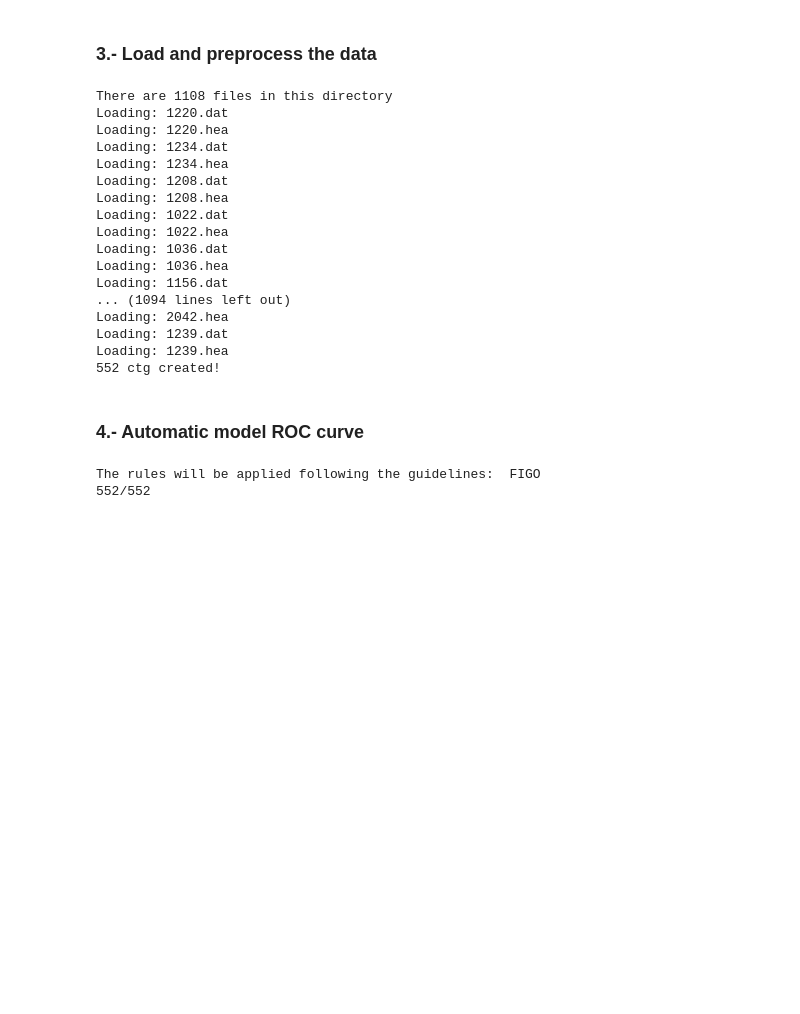
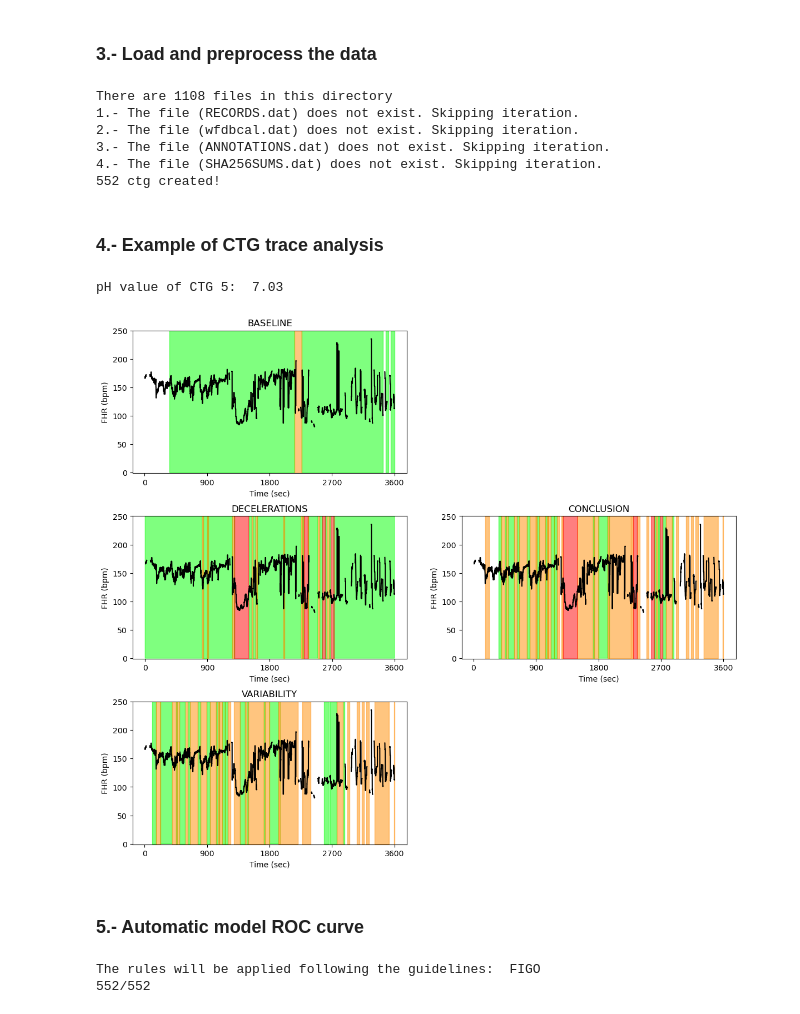
Before and after one commit to DAHFI/dahfi_automatic_figo_rules, a Jupyter notebook: example_of_use.ipynb, the cells around one changed output. Saved outputs shown, nothing was run; the diff lists cells and outputs as text; code cells hidden in the pictures; blank space fills up the shorter version.

Commit message:
changes for example of use

```diff
--- a/example_of_use.ipynb
+++ b/example_of_use.ipynb
@@ -40,7 +43,7 @@ from sklearn.metrics import confusion_matrix
 # %% [markdown]
 ### 2.- Set the directory names
 # %%
-path_folder_data = '../data/database_ctu_chb/'
+path_folder_data = 'data/ctg_data/'
 cut_time_read_data = 4 * 60 # 4 horas (Max size is 90 min = 21600 elems)
 cut_time_preprocessing = 60
 method_conc = 'colors'
@@ -50,26 +53,26 @@ method_conc = 'colors'
 data = read_data(path_folder_data, cut_time = cut_time_read_data, freq = 4)
 # %% [output]
 There are 1108 files in this directory
-Loading: 1220.dat
-Loading: 1220.hea
-Loading: 1234.dat
-Loading: 1234.hea
-Loading: 1208.dat
-Loading: 1208.hea
-Loading: 1022.dat
-Loading: 1022.hea
-Loading: 1036.dat
-Loading: 1036.hea
-Loading: 1156.dat
-... (1094 lines left out)
-Loading: 2042.hea
-Loading: 1239.dat
-Loading: 1239.hea
+1.- The file (RECORDS.dat) does not exist. Skipping iteration.
+2.- The file (wfdbcal.dat) does not exist. Skipping iteration.
+3.- The file (ANNOTATIONS.dat) does not exist. Skipping iteration.
+4.- The file (SHA256SUMS.dat) does not exist. Skipping iteration.
 552 ctg created!
 # %%
 data.preprocess_ctgs(rules_type = 'FIGO', cut_time = 60, rm_tail_nan=True)
+# %% [markdown]
+### 4.- Example of CTG trace analysis
+# %%
+ctg_num_5 = data.ctgs[5]
+
+print('pH value of CTG 5: ',ctg_num_5.ph)
+
+conclusion_labels = ctg_num_5.apply_rules_FIGO()
+# %% [output]
+pH value of CTG 5:  7.03
+[figure, added]
 # %% [markdown]
-### 4.- Automatic model ROC curve
+### 5.- Automatic model ROC curve
 # %%
 data.get_roc_curves(title='ROC curve Automatic Model')
 # %% [output]
```
Also changed, not shown: parts of 5 cells of this notebook, 2 other files.
